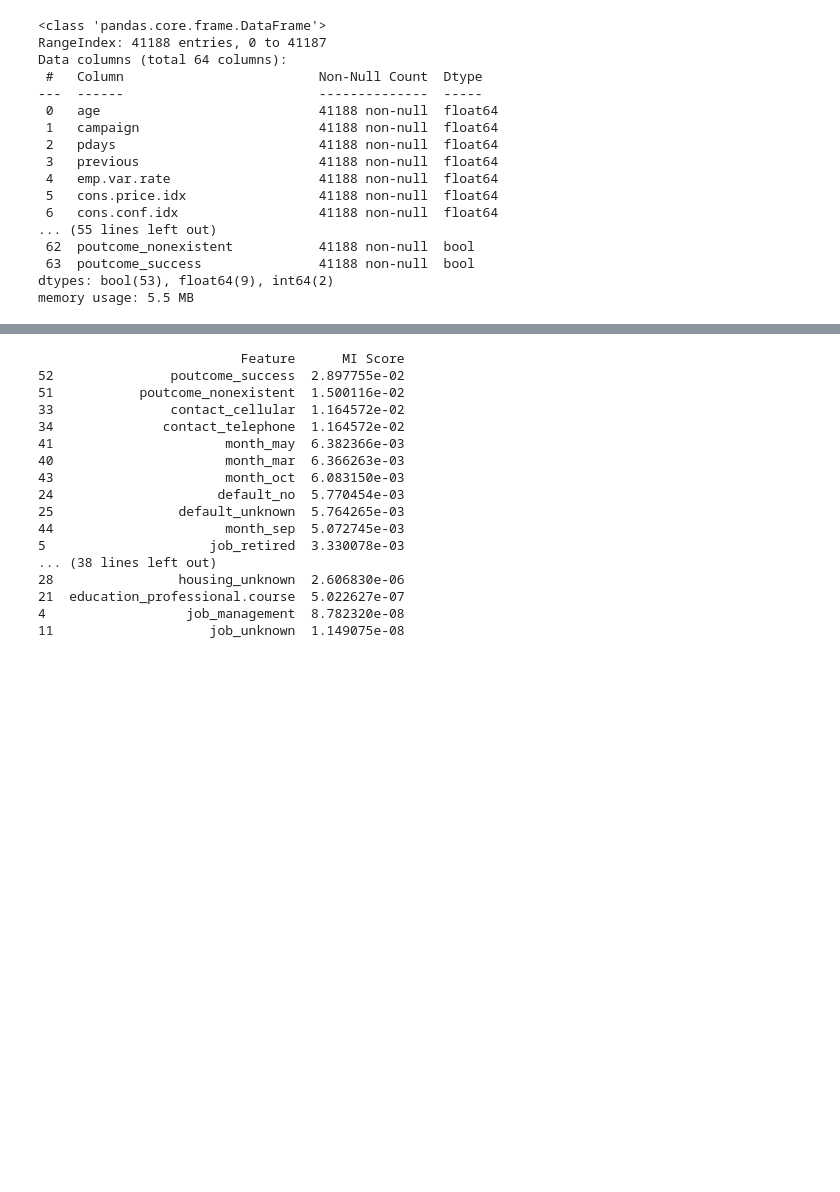
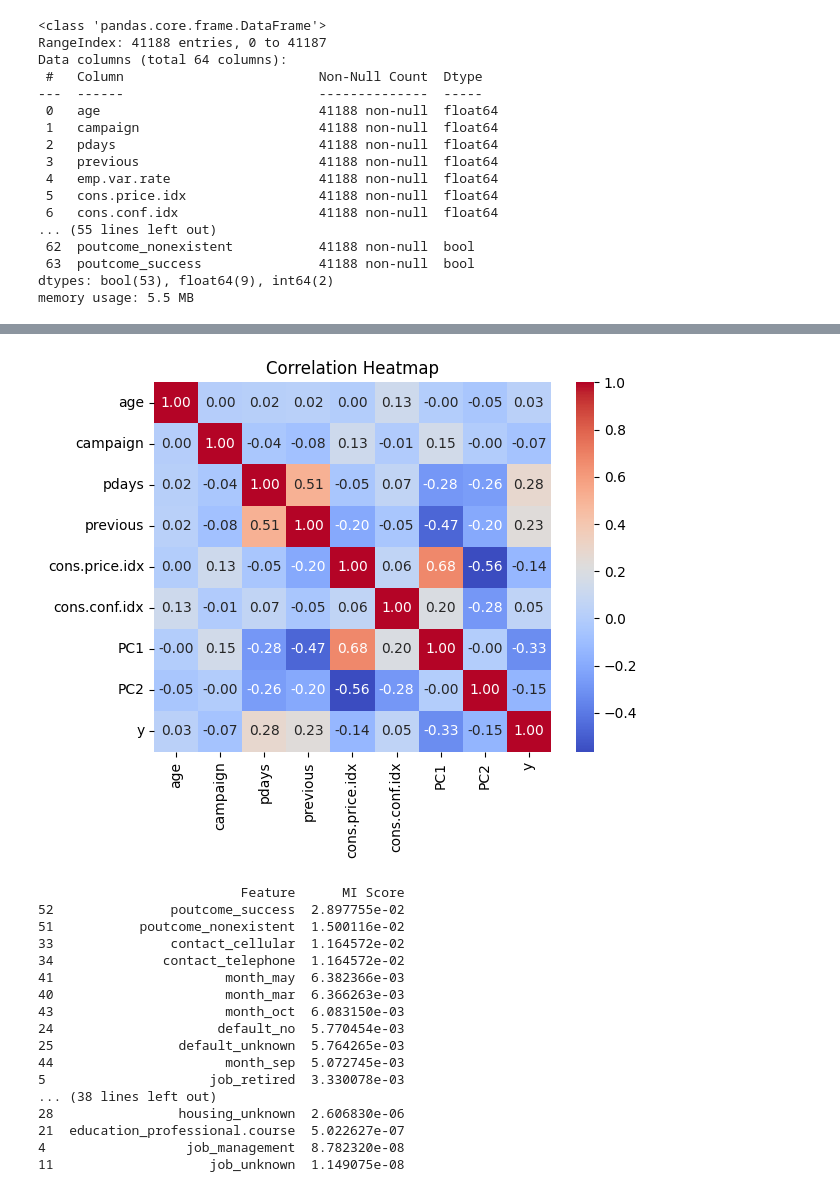
Before and after one commit to GinuraAdikari/BankChurn, a Jupyter notebook: RandomForest.ipynb, the cells around one changed output, grey strips where cells are left out. Drawn from its saved outputs; the diff is of its cells as text; code cells hidden in the pictures; blank space fills up the shorter version.

```diff
--- a/RandomForest.ipynb
+++ b/RandomForest.ipynb
@@ -406,3 +406,15 @@ Data columns (total 64 columns):
  63  poutcome_success               41188 non-null  bool
 dtypes: bool(53), float64(9), int64(2)
 memory usage: 5.5 MB
+# %%
+from sklearn.decomposition import PCA
+
+# Select the columns of interest for PCA
+PCAfeatures = ['euribor3m', 'nr.employed', 'emp.var.rate']
+data_selected = data_encoded[PCAfeatures]
+
+pca = PCA(n_components=2)  # adjust the number
+data_pca = pca.fit_transform(data_selected)
+
+# Display the explained variance ratio for each component
+print(f"Explained variance ratio for each component: {pca.explained_variance_ratio_}")
@@ -409,3 +438,12 @@ memory usage: 5.5 MB
+# %%
+numerical_columns = ['age', 'campaign', 'pdays', 'previous', 'cons.price.idx', 'cons.conf.idx', 'PC1',	'PC2']
+
+corr_matrix = data_encoded[numerical_columns + ['y']].corr()
+sns.heatmap(corr_matrix, annot=True, fmt=".2f", cmap="coolwarm", cbar=True)
+plt.title("Correlation Heatmap")
+plt.show()
+# %% [output]
+[figure, added]
 # %%
 from sklearn.feature_selection import mutual_info_classif
 import pandas as pd
```
Also changed, not shown: parts of 12 cells of this notebook.
